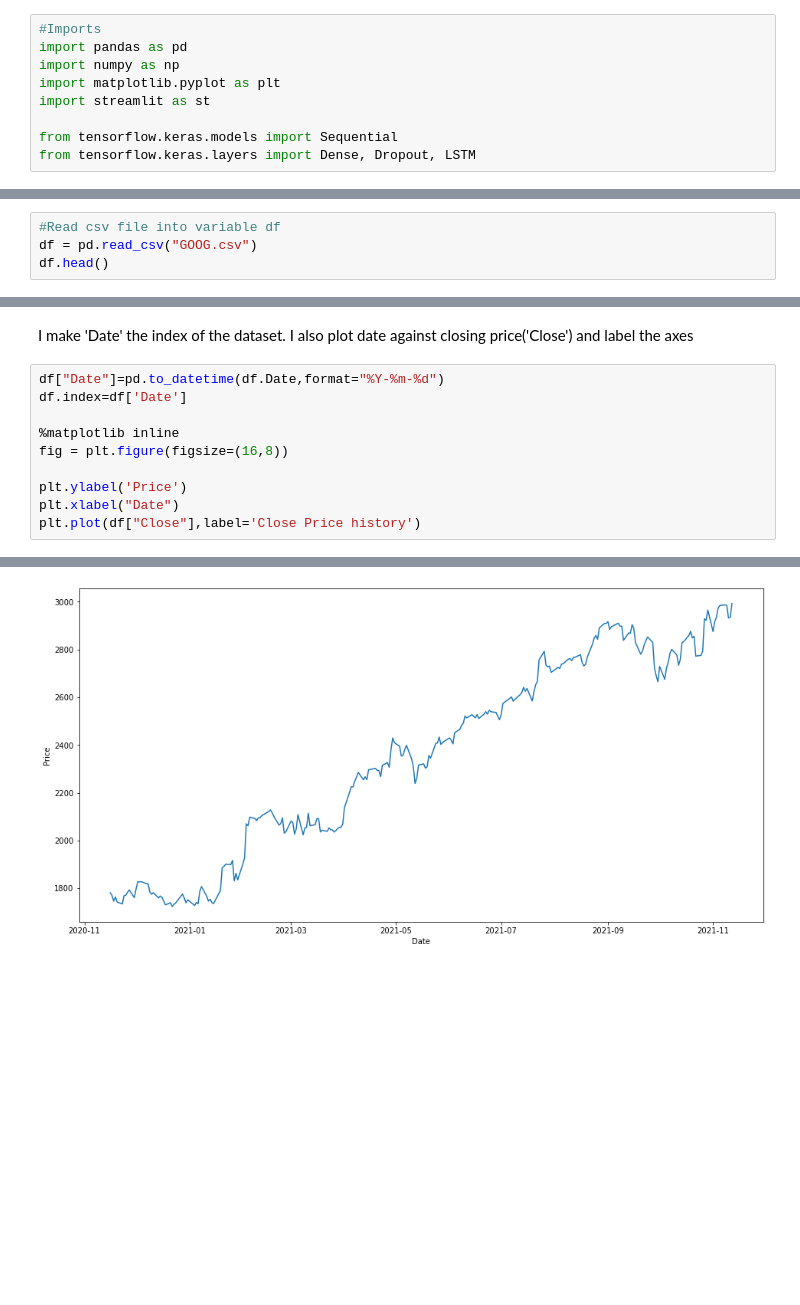
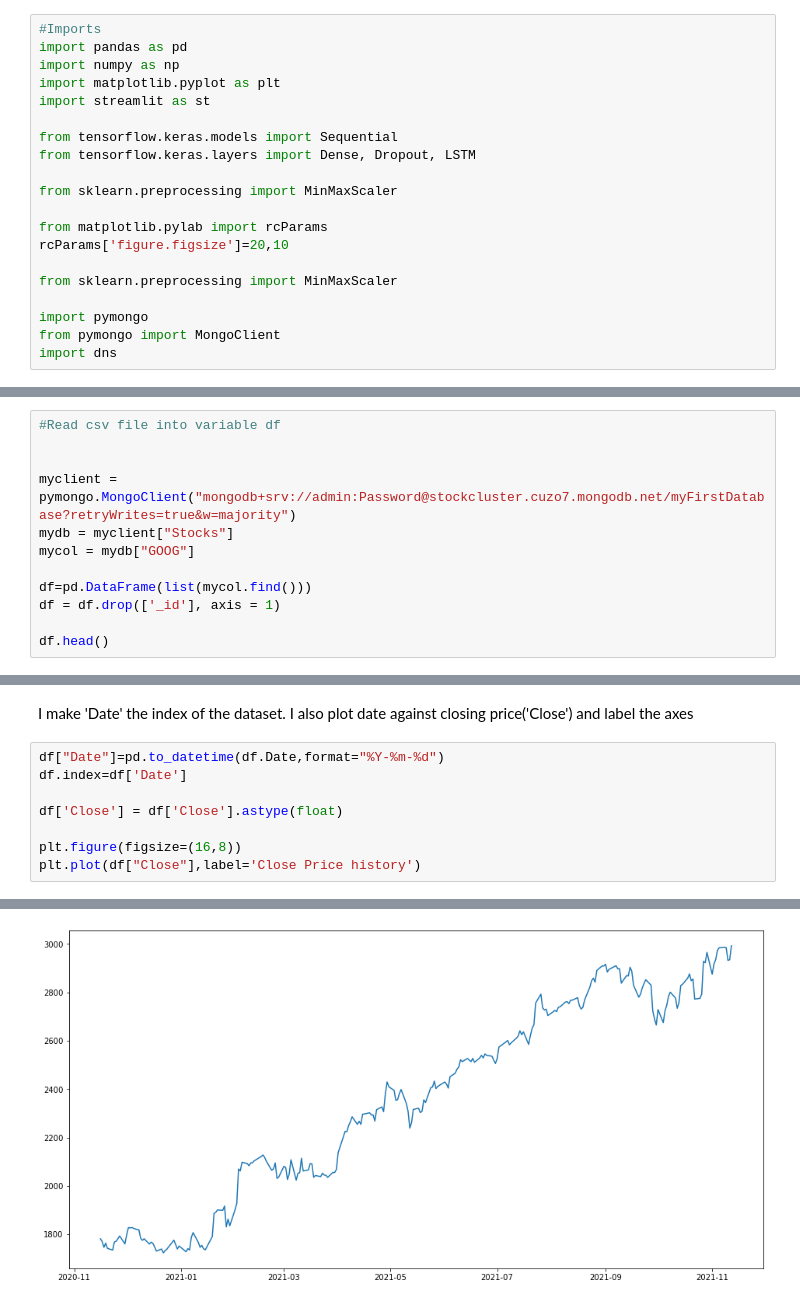
Before and after one commit to DeanMcG/4thYearProject, a Jupyter notebook: appTest.ipynb, the cells around one changed output, grey strips where cells are left out. Drawn from its saved outputs; the diff is of its cells as text; blank space fills up the shorter version.

Commit message:
Reading stock info from database

```diff
--- a/appTest.ipynb
+++ b/appTest.ipynb
@@ -11,11 +11,30 @@ import streamlit as st
 
 from tensorflow.keras.models import Sequential
 from tensorflow.keras.layers import Dense, Dropout, LSTM
+
+from sklearn.preprocessing import MinMaxScaler
+
+from matplotlib.pylab import rcParams
+rcParams['figure.figsize']=20,10
+
+from sklearn.preprocessing import MinMaxScaler
+
+import pymongo
+from pymongo import MongoClient
+import dns
 # %% [markdown]
 First I will read in the data from the 'GOOG' csv file on my machine and assign it to a variable 'df'
 # %%
 #Read csv file into variable df
-df = pd.read_csv("GOOG.csv")
+
+
+myclient = pymongo.MongoClient("mongodb+srv://admin:Password@stockcluster.cuzo7.mongodb.net/myFirstDatabase?retryWrites=true&w=majority")
+mydb = myclient["Stocks"]
+mycol = mydb["GOOG"]
+
+df=pd.DataFrame(list(mycol.find()))
+df = df.drop(['_id'], axis = 1)
+
 df.head()
 # %% [output]
 |  | Date | Open | High | Low | Close | Adj Close | Volume |
@@ -29,14 +48,12 @@ I make 'Date' the index of the dataset. I also plot date against closing price('
 # %%
 df["Date"]=pd.to_datetime(df.Date,format="%Y-%m-%d")
 df.index=df['Date']
 
-%matplotlib inline
-fig = plt.figure(figsize=(16,8))
+df['Close'] = df['Close'].astype(float)
 
-plt.ylabel('Price')
-plt.xlabel("Date")
+plt.figure(figsize=(16,8))
 plt.plot(df["Close"],label='Close Price history')
 # %% [output]
 [<matplotlib.lines.Line2D at 0x...>]
-[figure, old version]
+[figure, new version]
 # %%
```
Also changed, not shown: parts of 4 cells of this notebook, 1 other file.
